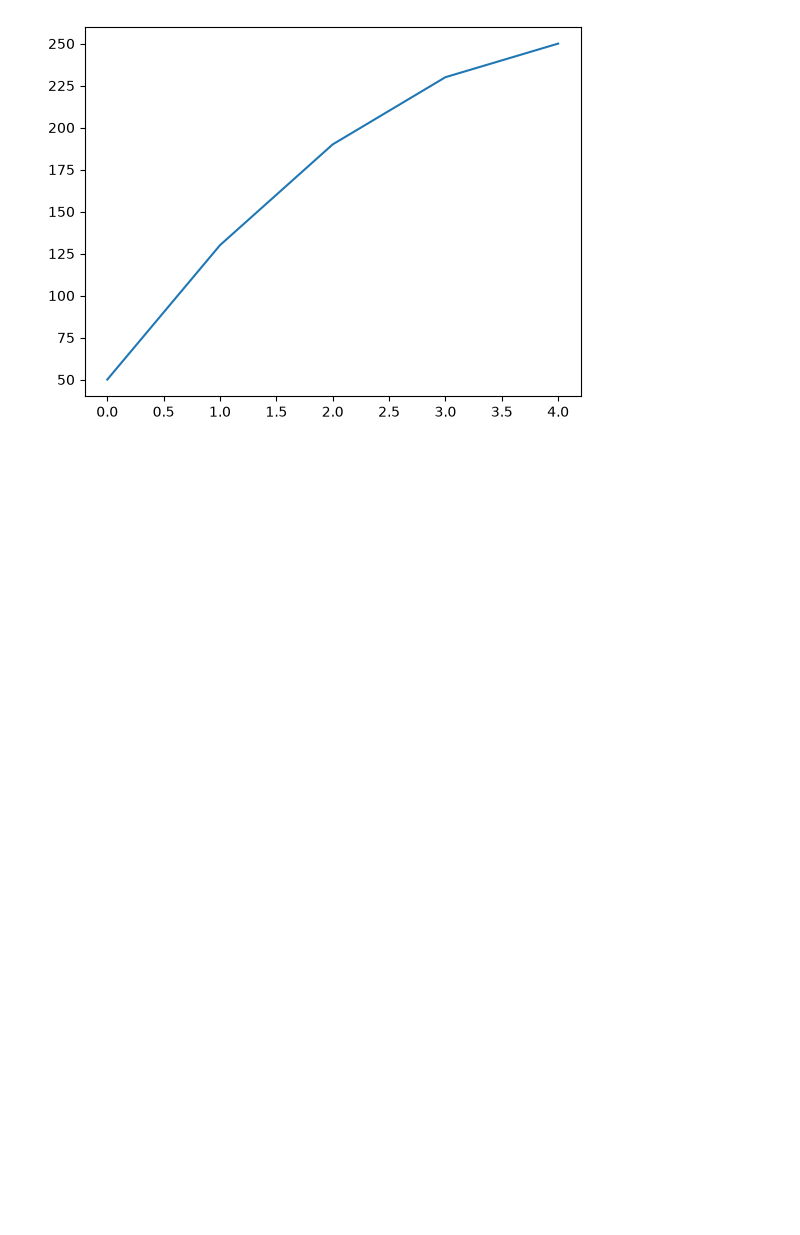
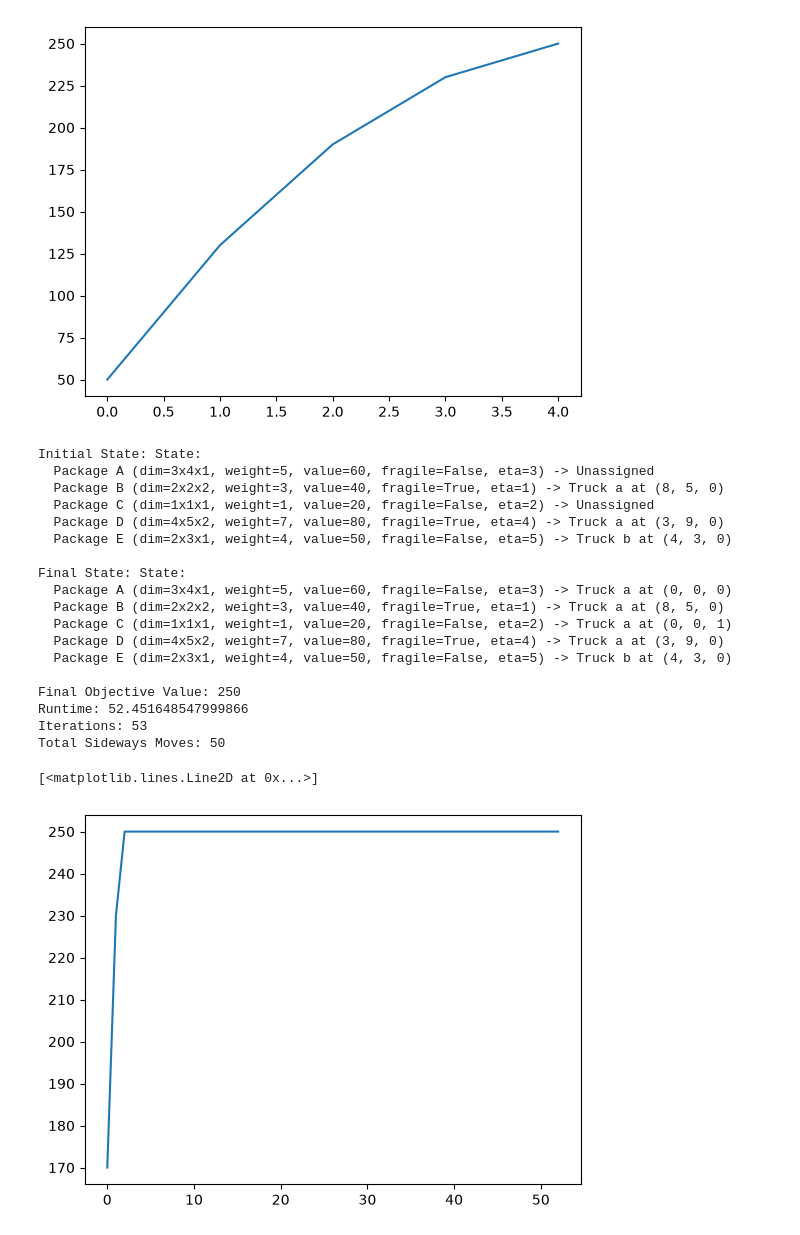
Before and after one commit to timoruslim/IF3170_G60_MoreArtificialThanIntelligence, a Jupyter notebook: notebook/hill_climbing.ipynb, the cells around one changed output. Cells and saved outputs as stored; diff of their text form; code cells hidden in the pictures; blank space fills up the shorter version.

```diff
--- a/notebook/hill_climbing.ipynb
+++ b/notebook/hill_climbing.ipynb
@@ -74,32 +74,53 @@ import matplotlib.pyplot as plt
 
 
 # Input packages and trucks
 pkgs = [
    # Package(id, width, length, height, value, weight, is_fragile, eta)
    Package("A", 3, 4, 1, 60, 5, False, 3),
    Package("B", 2, 2, 2, 40, 3, True, 1),
    Package("C", 1, 1, 1, 20, 1, False, 2),
    Package("D", 4, 5, 2, 80, 7, True, 4),
    Package("E", 2, 3, 1, 50, 4, False, 5)
 ]
 # Truck(id, width, length, height, max_capacity)
 trucks = [Truck("a", 10, 20, 5, 25), Truck("b", 8, 15, 4, 30)]
 
 # Set Initial State
 initial_state = State(pkgs, trucks, init="random_feasible")
 print("Initial State:",initial_state) # Output: Initial State
 
 # Set up requirements for hill climbing
 obj = MaxValueObjective()
 
 # Executing Sideways Move Hill Climbing
-solver_sideways_move = SidewaysMove(obj, max_iterations = 100)
+solver_sideways_move = SidewaysMove(obj, max_sideways_moves = 50, max_iterations = 100)
 results_sideways_move = solver_sideways_move.solve(initial_state)
 
 # Getting the results
 print("Final State:", results_sideways_move.final_state) # Output: Final State
 print("Final Objective Value:", results_sideways_move.objective_history[-1]) # Output: Final Objective Value
 print("Runtime:", results_sideways_move.runtime) # Output: Runtime
 print("Iterations:", results_sideways_move.total_iterations) # Output: Iterations
-# [placeholder] add number of sideways move
+print("Total Sideways Moves:", results_sideways_move.metadata["sideways_moves"]) # Output: Total Sideways Moves
 plt.plot(results_sideways_move.objective_history) # Output: Plot of Objective Value over Iterations
+# %% [output]
+Initial State: State:
+  Package A (dim=3x4x1, weight=5, value=60, fragile=False, eta=3) -> Unassigned
+  Package B (dim=2x2x2, weight=3, value=40, fragile=True, eta=1) -> Truck a at (8, 5, 0)
+  Package C (dim=1x1x1, weight=1, value=20, fragile=False, eta=2) -> Unassigned
+  Package D (dim=4x5x2, weight=7, value=80, fragile=True, eta=4) -> Truck a at (3, 9, 0)
+  Package E (dim=2x3x1, weight=4, value=50, fragile=False, eta=5) -> Truck b at (4, 3, 0)
+
+Final State: State:
+  Package A (dim=3x4x1, weight=5, value=60, fragile=False, eta=3) -> Truck a at (0, 0, 0)
+  Package B (dim=2x2x2, weight=3, value=40, fragile=True, eta=1) -> Truck a at (8, 5, 0)
+  Package C (dim=1x1x1, weight=1, value=20, fragile=False, eta=2) -> Truck a at (0, 0, 1)
+  Package D (dim=4x5x2, weight=7, value=80, fragile=True, eta=4) -> Truck a at (3, 9, 0)
+  Package E (dim=2x3x1, weight=4, value=50, fragile=False, eta=5) -> Truck b at (4, 3, 0)
+
+Final Objective Value: 250
+Runtime: 52.451648547999866
+Iterations: 53
+Total Sideways Moves: 50
+[<matplotlib.lines.Line2D at 0x...>]
+[figure, added]
```
Also changed, not shown: parts of 2 cells of this notebook, 1 other file.
